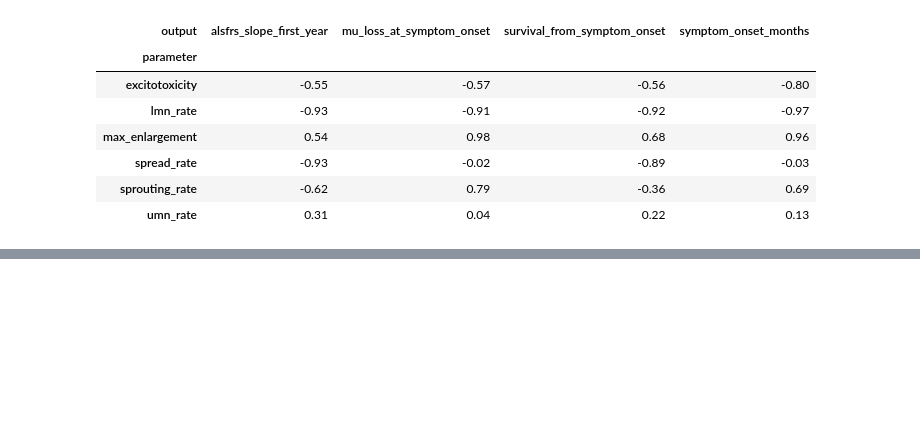
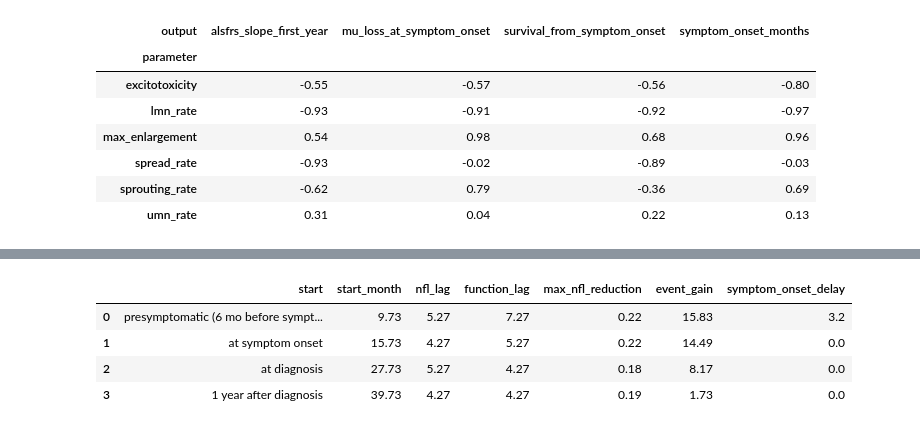
Before and after one commit to ProudStone-576/als-motor-unit-simulator, a Jupyter notebook: examples/tutorial.ipynb, the cells around one changed output, grey strips where cells are left out. Cells and saved outputs as stored; diff of their text form; code cells hidden in the pictures; blank space fills up the shorter version.

```diff
--- a/examples/tutorial.ipynb
+++ b/examples/tutorial.ipynb
@@ -199,0 +210,8 @@ Reinnervation capacity (`max_enlargement`) almost entirely decides how many unit
+# %%
+hp.response_lag(TYPICAL, mndsim.TREATMENTS["neuroprotective"])
+# %% [output]
+|  | start | start_month | nfl_lag | function_lag | max_nfl_reduction | event_gain | symptom_onset_delay |
+| 0 | presymptomatic (6 mo before sympt... | 9.73 | 5.27 | 7.27 | 0.22 | 15.83 | 3.2 |
+| 1 | at symptom onset | 15.73 | 4.27 | 5.27 | 0.22 | 14.49 | 0.0 |
+| 2 | at diagnosis | 27.73 | 5.27 | 4.27 | 0.18 | 8.17 | 0.0 |
+| 3 | 1 year after diagnosis | 39.73 | 4.27 | 4.27 | 0.19 | 1.73 | 0.0 |
```
Also changed, not shown: parts of 11 cells of this notebook, 34 other files.
